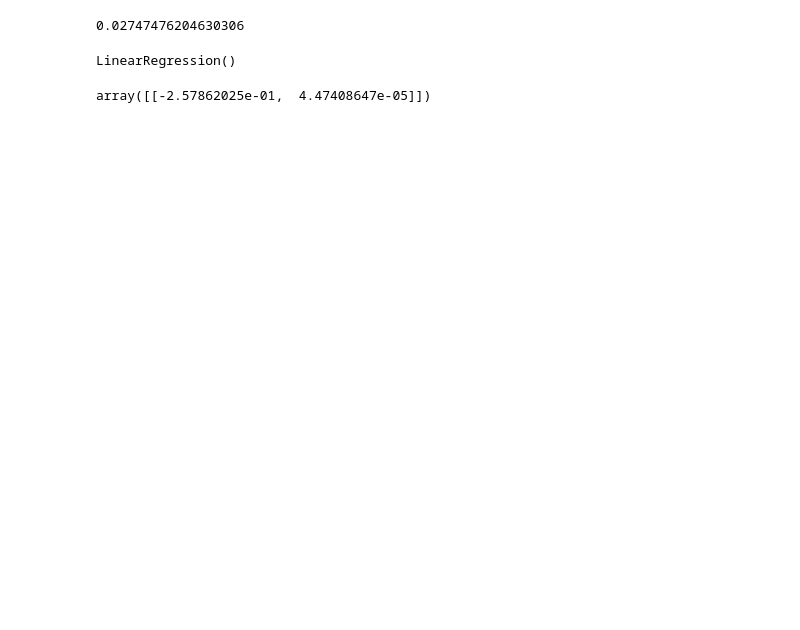
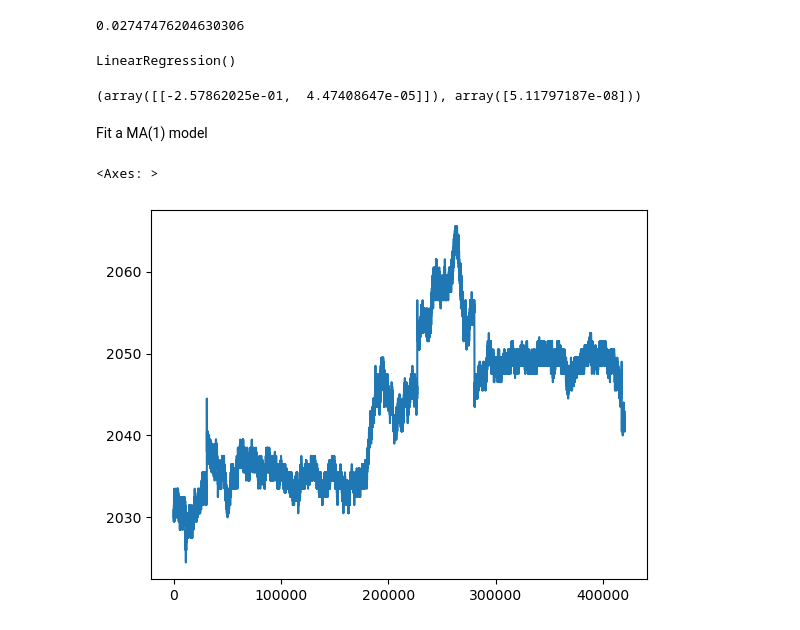
Before and after one commit to Edwin-yin/imc-prosperity-2, a Jupyter notebook: round3_new/kelp-research.ipynb, the cells around one changed output. Cells and saved outputs as stored; diff of their text form; code cells hidden in the pictures; blank space fills up the shorter version.

```diff
--- a/round3_new/kelp-research.ipynb
+++ b/round3_new/kelp-research.ipynb
@@ -81,6 +99,13 @@ lr.fit(df_kelp[['rtn', 'imb']].shift().values[2:], df_kelp['rtn'].values[2:].res
 # %% [output]
 LinearRegression()
 # %%
-lr.coef_
+lr.coef_, lr.intercept_
 # %% [output]
-array([[-2.57862025e-01,  4.47408647e-05]])
+(array([[-2.57862025e-01,  4.47408647e-05]]), array([5.11797187e-08]))
+# %% [markdown]
+Fit a MA(1) model
+# %%
+df_kelp['mid_price'].plot()
+# %% [output]
+<Axes: >
+[figure, added]
```
Also changed, not shown: parts of 5 cells of this notebook, 9 other files.
